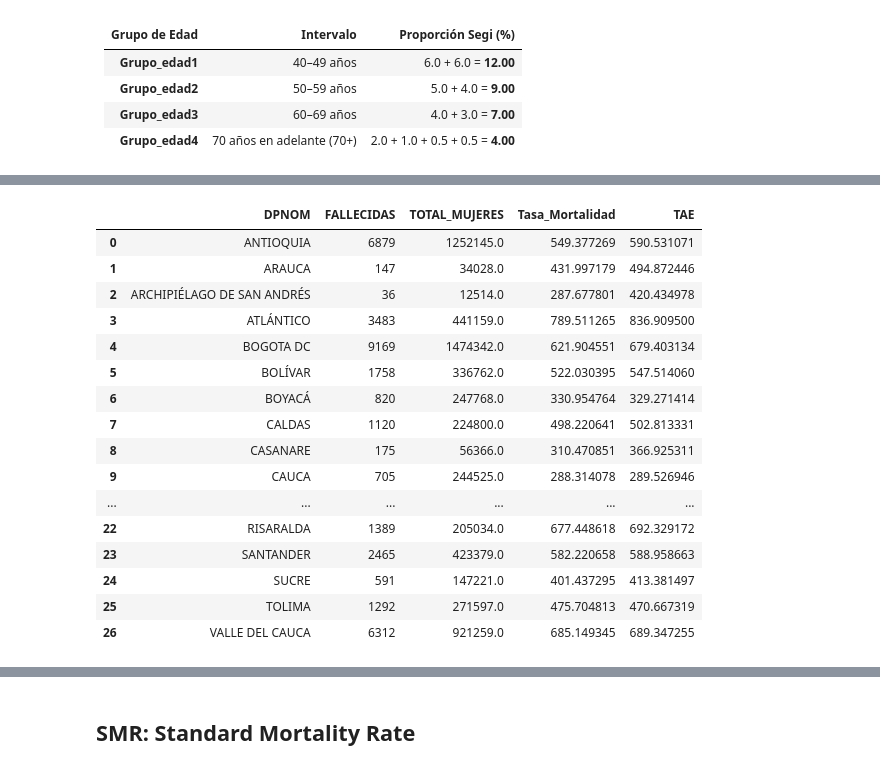
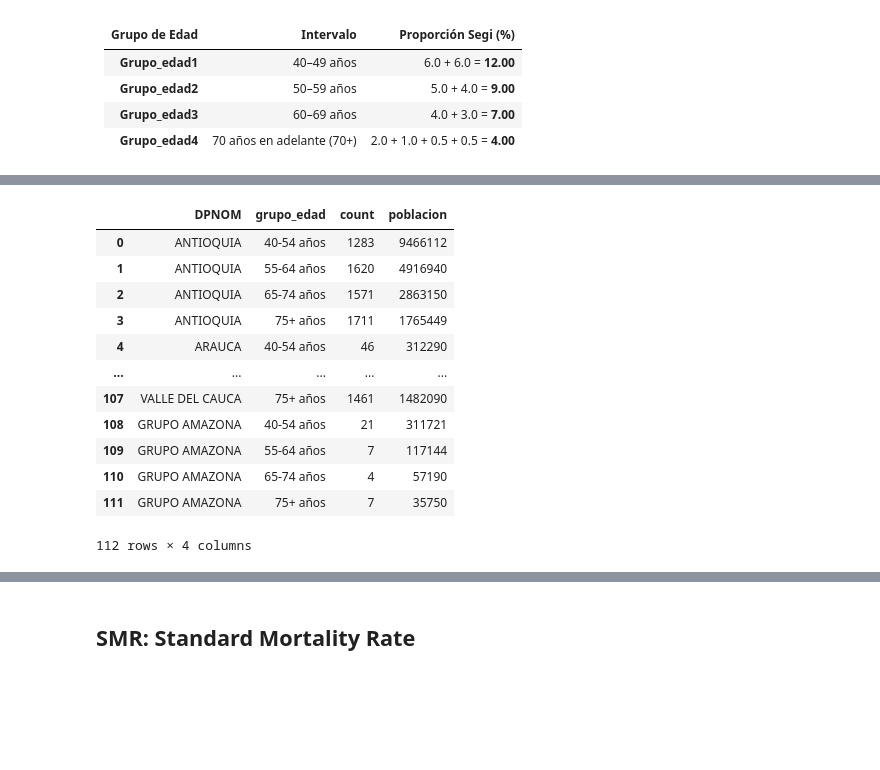
Before and after one commit to kmarcela11/ProyectoFinal_SeminarioInvestigativo, a Jupyter notebook: _sources/tasas.ipynb, the cells around one changed output, grey strips where cells are left out. Cells and saved outputs as stored; diff of their text form; code cells hidden in the pictures; blank space fills up the shorter version.

```diff
--- a/_sources/tasas.ipynb
+++ b/_sources/tasas.ipynb
@@ -341,21 +151,0 @@ tae_por_departamento
-# %%
-tasas = pd.merge(tasa_mortalidad, tae_por_departamento, on='DPNOM', how='left')
-tasas
-# %% [output]
-|  | DPNOM | FALLECIDAS | TOTAL_MUJERES | Tasa_Mortalidad | TAE |
-| 0 | ANTIOQUIA | 6879 | 1252145.0 | 549.377269 | 590.531071 |
-| 1 | ARAUCA | 147 | 34028.0 | 431.997179 | 494.872446 |
-| 2 | ARCHIPIÉLAGO DE SAN ANDRÉS | 36 | 12514.0 | 287.677801 | 420.434978 |
-| 3 | ATLÁNTICO | 3483 | 441159.0 | 789.511265 | 836.909500 |
-| 4 | BOGOTA DC | 9169 | 1474342.0 | 621.904551 | 679.403134 |
-| 5 | BOLÍVAR | 1758 | 336762.0 | 522.030395 | 547.514060 |
-| 6 | BOYACÁ | 820 | 247768.0 | 330.954764 | 329.271414 |
-| 7 | CALDAS | 1120 | 224800.0 | 498.220641 | 502.813331 |
-| 8 | CASANARE | 175 | 56366.0 | 310.470851 | 366.925311 |
-| 9 | CAUCA | 705 | 244525.0 | 288.314078 | 289.526946 |
-| ... | ... | ... | ... | ... | ... |
-| 22 | RISARALDA | 1389 | 205034.0 | 677.448618 | 692.329172 |
-| 23 | SANTANDER | 2465 | 423379.0 | 582.220658 | 588.958663 |
-| 24 | SUCRE | 591 | 147221.0 | 401.437295 | 413.381497 |
-| 25 | TOLIMA | 1292 | 271597.0 | 475.704813 | 470.667319 |
-| 26 | VALLE DEL CAUCA | 6312 | 921259.0 | 685.149345 | 689.347255 |
@@ -361,0 +264,16 @@ tasas
+# %%
+resumen
+# %% [output]
+|  | DPNOM | grupo_edad | count | poblacion |
+| 0 | ANTIOQUIA | 40-54 años | 1283 | 9466112 |
+| 1 | ANTIOQUIA | 55-64 años | 1620 | 4916940 |
+| 2 | ANTIOQUIA | 65-74 años | 1571 | 2863150 |
+| 3 | ANTIOQUIA | 75+ años | 1711 | 1765449 |
+| 4 | ARAUCA | 40-54 años | 46 | 312290 |
+| ... | ... | ... | ... | ... |
+| 107 | VALLE DEL CAUCA | 75+ años | 1461 | 1482090 |
+| 108 | GRUPO AMAZONA | 40-54 años | 21 | 311721 |
+| 109 | GRUPO AMAZONA | 55-64 años | 7 | 117144 |
+| 110 | GRUPO AMAZONA | 65-74 años | 4 | 57190 |
+| 111 | GRUPO AMAZONA | 75+ años | 7 | 35750 |
+112 rows × 4 columns
```
Also changed, not shown: parts of 44 cells of this notebook, 21 other files.
